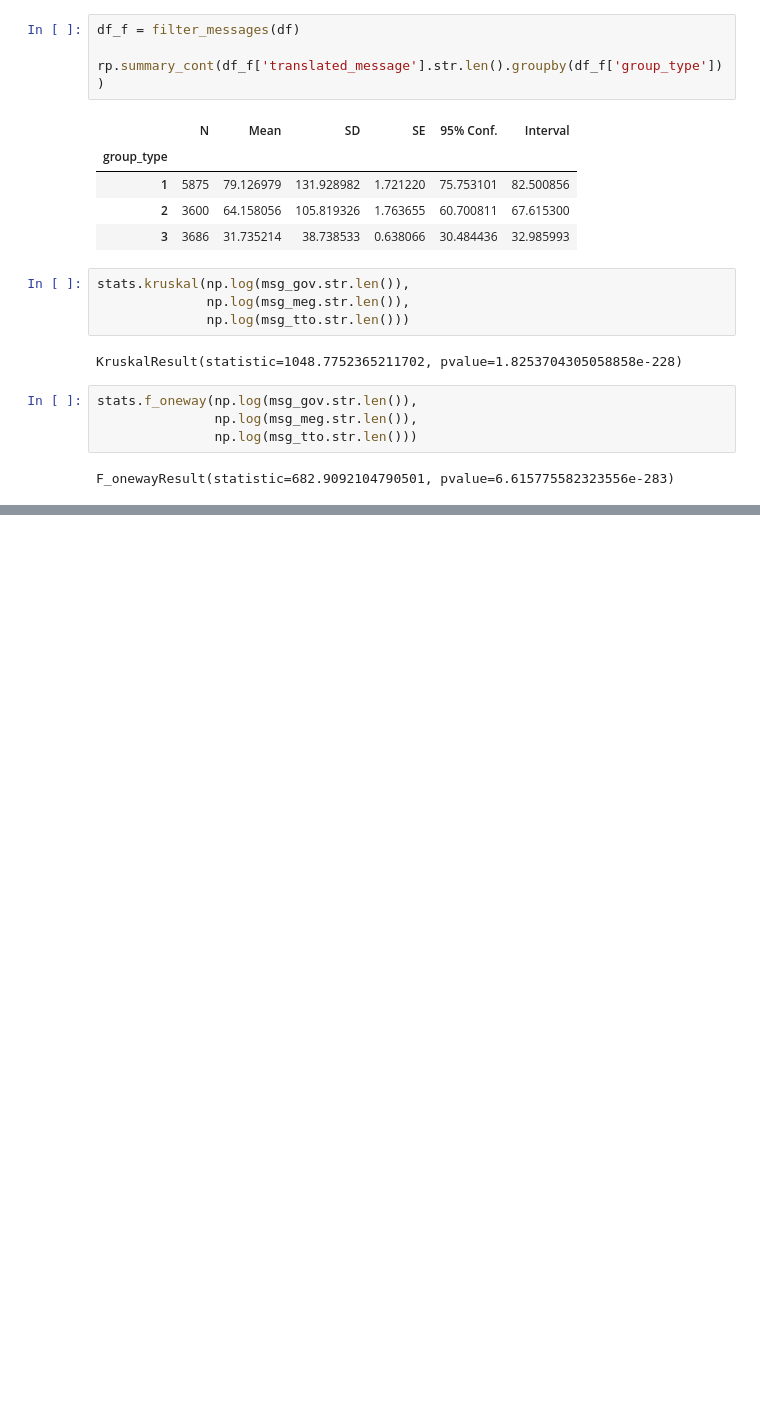
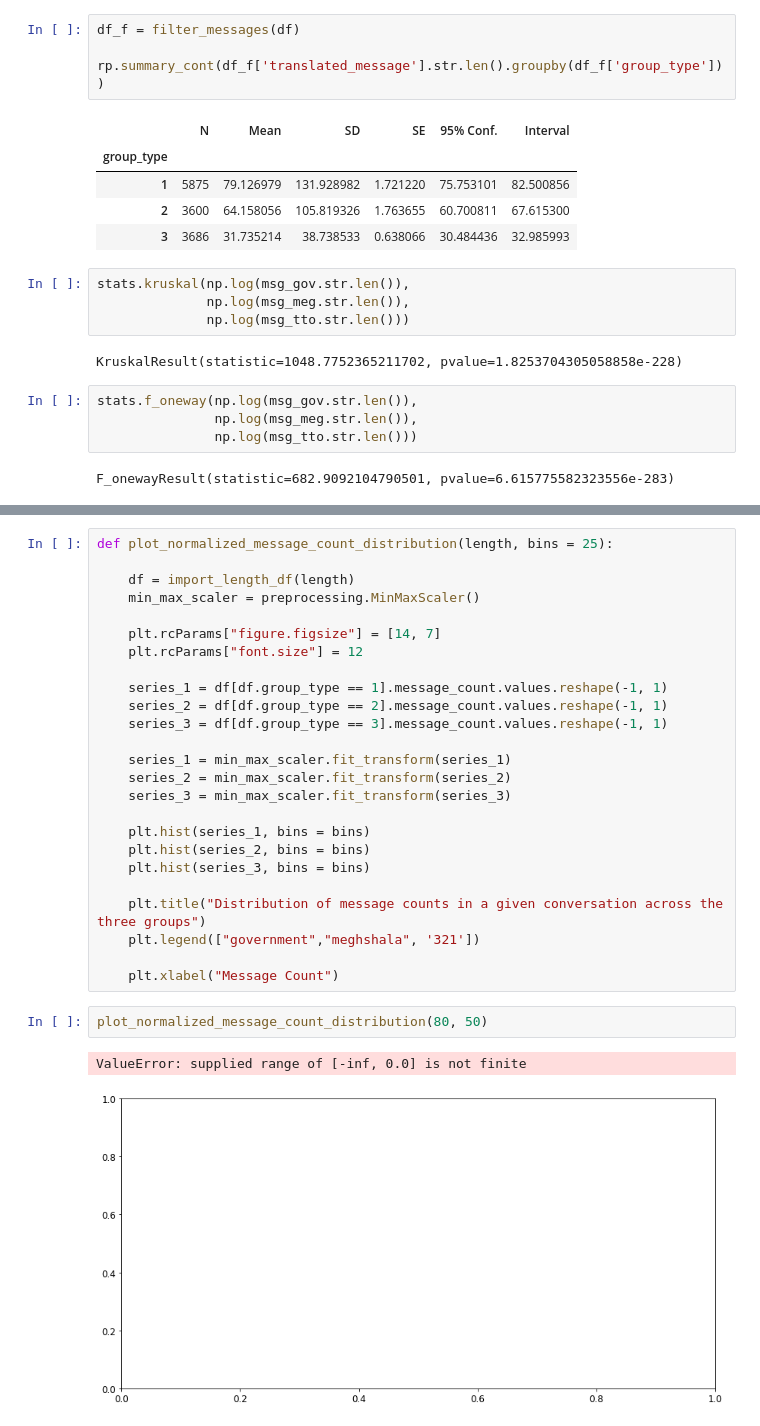
Before and after one commit to noelkonagai/specialization_project, a Jupyter notebook: code/chkpt3_visualization.ipynb, the cells around one changed output, grey strips where cells are left out. Drawn from its saved outputs; the diff is of its cells as text; blank space fills up the shorter version.

```diff
--- a/code/chkpt3_visualization.ipynb
+++ b/code/chkpt3_visualization.ipynb
@@ -133,0 +178,30 @@ F_onewayResult(statistic=682.9092104790501, pvalue=6.615775582323556e-283)
+# %%
+def plot_normalized_message_count_distribution(length, bins = 25):
+
+    df = import_length_df(length)
+    min_max_scaler = preprocessing.MinMaxScaler()
+
+    plt.rcParams["figure.figsize"] = [14, 7]
+    plt.rcParams["font.size"] = 12
+
+    series_1 = df[df.group_type == 1].message_count.values.reshape(-1, 1)
+    series_2 = df[df.group_type == 2].message_count.values.reshape(-1, 1)
+    series_3 = df[df.group_type == 3].message_count.values.reshape(-1, 1)
+
+    series_1 = min_max_scaler.fit_transform(series_1)
+    series_2 = min_max_scaler.fit_transform(series_2)
+    series_3 = min_max_scaler.fit_transform(series_3)
+
+    plt.hist(series_1, bins = bins)
+    plt.hist(series_2, bins = bins)
+    plt.hist(series_3, bins = bins)
+
+    plt.title("Distribution of message counts in a given conversation across the three groups")
+    plt.legend(["government","meghshala", '321'])
+
+    plt.xlabel("Message Count")
+# %%
+plot_normalized_message_count_distribution(80, 50)
+# %% [output]
+ValueError: supplied range of [-inf, 0.0] is not finite
+[figure, added]
```
Also changed, not shown: parts of 5 cells of this notebook, 11 other files.
